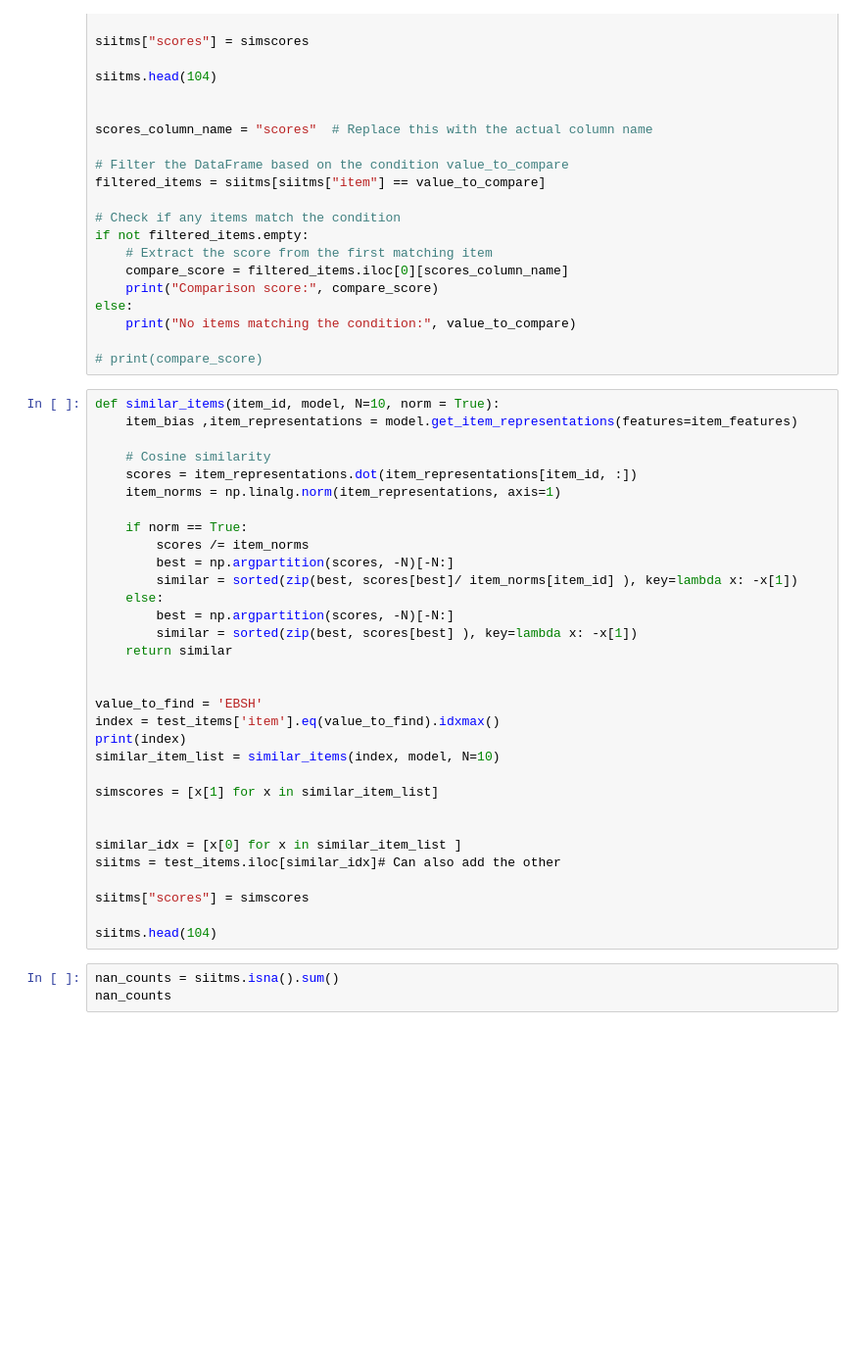
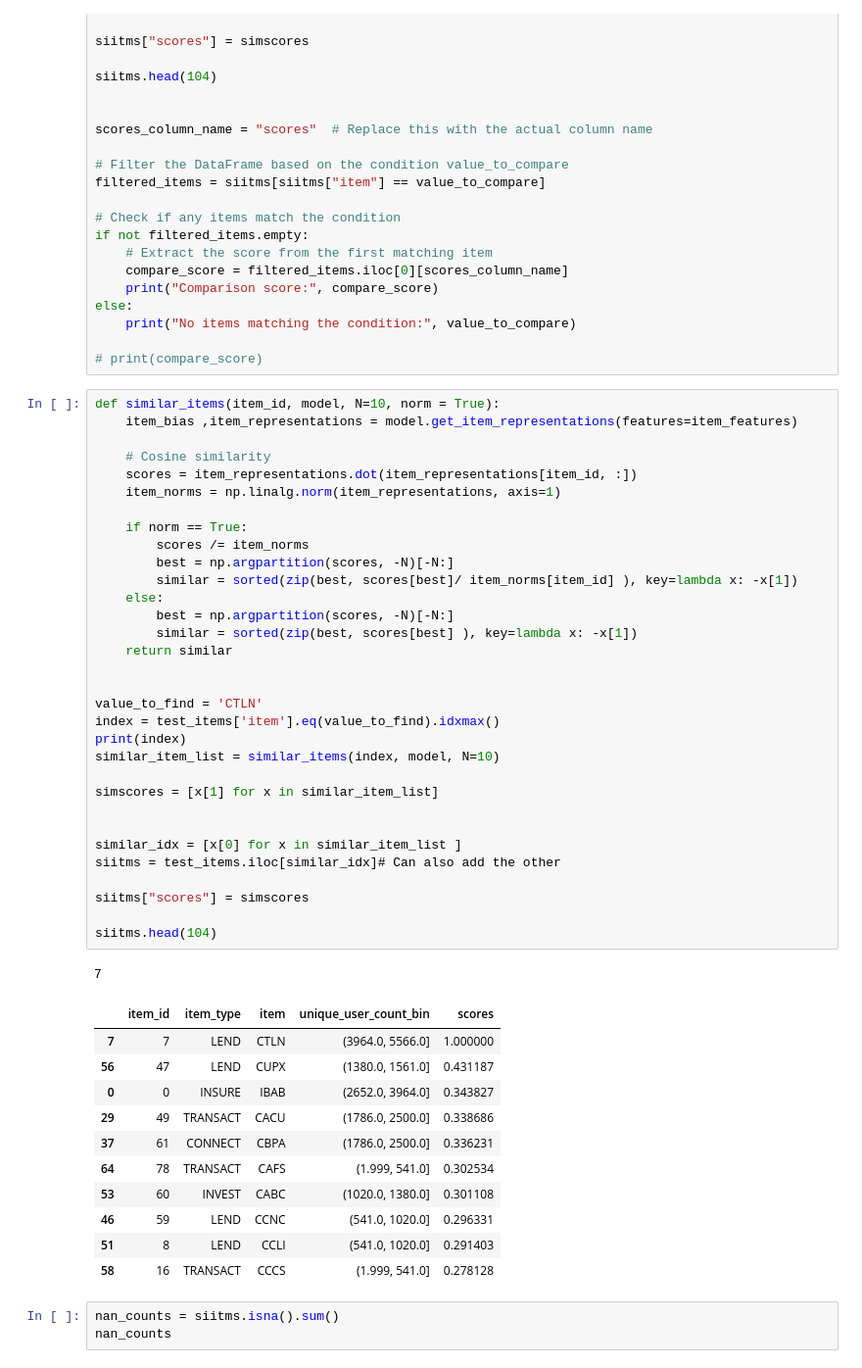
Before and after one commit to lizesteyn/FNBdataquest, a Jupyter notebook: LightFM_2.ipynb, the cells around one changed output. Shown at 98% size. Cells and saved outputs as stored; diff of their text form; blank space fills up the shorter version.

```diff
--- a/LightFM_2.ipynb
+++ b/LightFM_2.ipynb
@@ -1130,34 +1483,47 @@ else:
 def similar_items(item_id, model, N=10, norm = True):
     item_bias ,item_representations = model.get_item_representations(features=item_features)
 
     # Cosine similarity
     scores = item_representations.dot(item_representations[item_id, :])
     item_norms = np.linalg.norm(item_representations, axis=1)
 
     if norm == True:
         scores /= item_norms
         best = np.argpartition(scores, -N)[-N:]
         similar = sorted(zip(best, scores[best]/ item_norms[item_id] ), key=lambda x: -x[1])
     else:
         best = np.argpartition(scores, -N)[-N:]
         similar = sorted(zip(best, scores[best] ), key=lambda x: -x[1])
     return similar
 
 
-value_to_find = 'EBSH'
+value_to_find = 'CTLN'
 index = test_items['item'].eq(value_to_find).idxmax()
 print(index)
 similar_item_list = similar_items(index, model, N=10)
 
 simscores = [x[1] for x in similar_item_list]
 
 
 similar_idx = [x[0] for x in similar_item_list ]
 siitms = test_items.iloc[similar_idx]# Can also add the other
 
 siitms["scores"] = simscores
 
 siitms.head(104)
+# %% [output]
+7
+|  | item_id | item_type | item | unique_user_count_bin | scores |
+| 7 | 7 | LEND | CTLN | (3964.0, 5566.0] | 1.000000 |
+| 56 | 47 | LEND | CUPX | (1380.0, 1561.0] | 0.431187 |
+| 0 | 0 | INSURE | IBAB | (2652.0, 3964.0] | 0.343827 |
+| 29 | 49 | TRANSACT | CACU | (1786.0, 2500.0] | 0.338686 |
+| 37 | 61 | CONNECT | CBPA | (1786.0, 2500.0] | 0.336231 |
+| 64 | 78 | TRANSACT | CAFS | (1.999, 541.0] | 0.302534 |
+| 53 | 60 | INVEST | CABC | (1020.0, 1380.0] | 0.301108 |
+| 46 | 59 | LEND | CCNC | (541.0, 1020.0] | 0.296331 |
+| 51 | 8 | LEND | CCLI | (541.0, 1020.0] | 0.291403 |
+| 58 | 16 | TRANSACT | CCCS | (1.999, 541.0] | 0.278128 |
 # %%
 nan_counts = siitms.isna().sum()
 nan_counts
```
Also changed, not shown: parts of 36 cells of this notebook.
